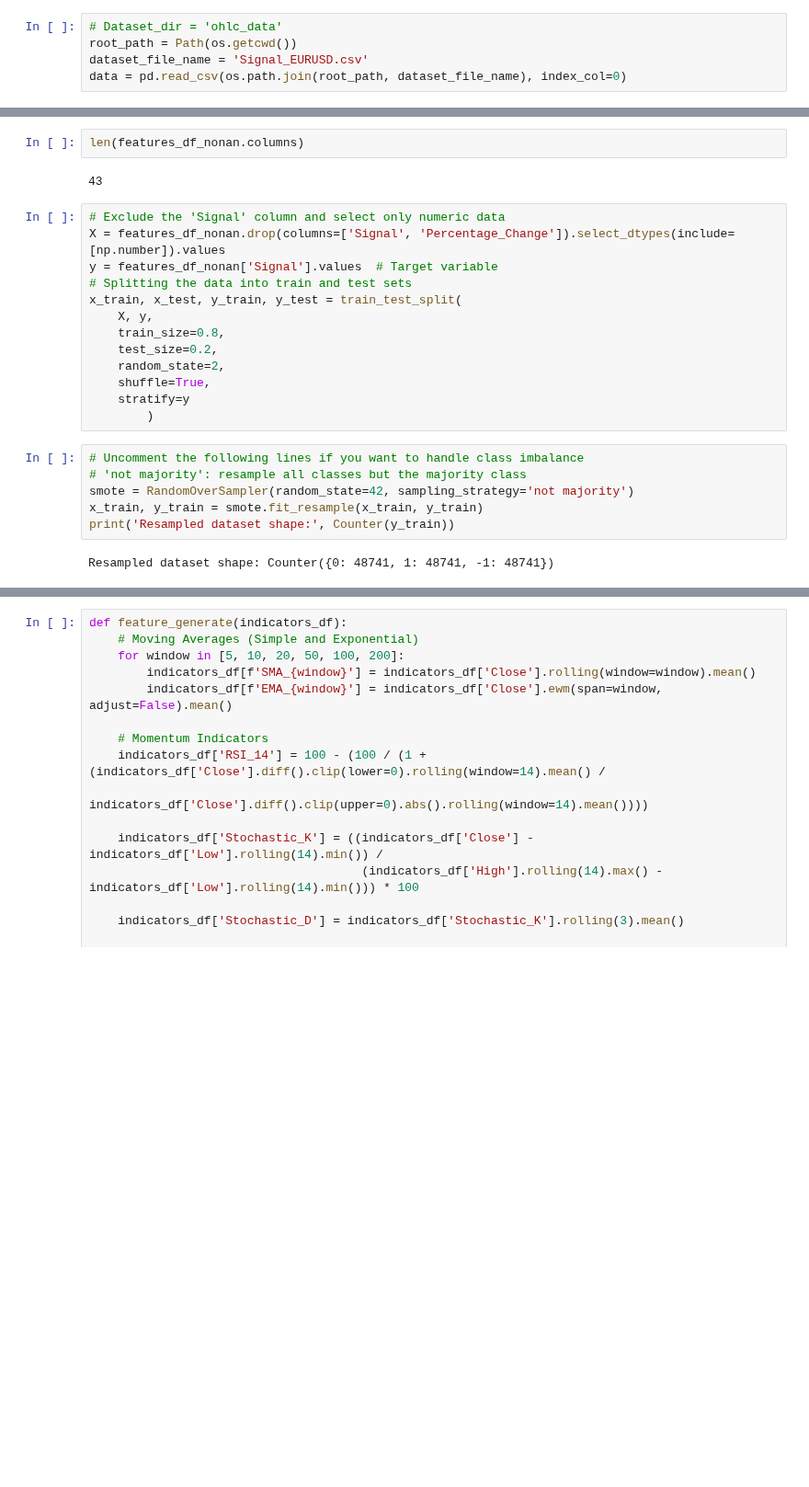
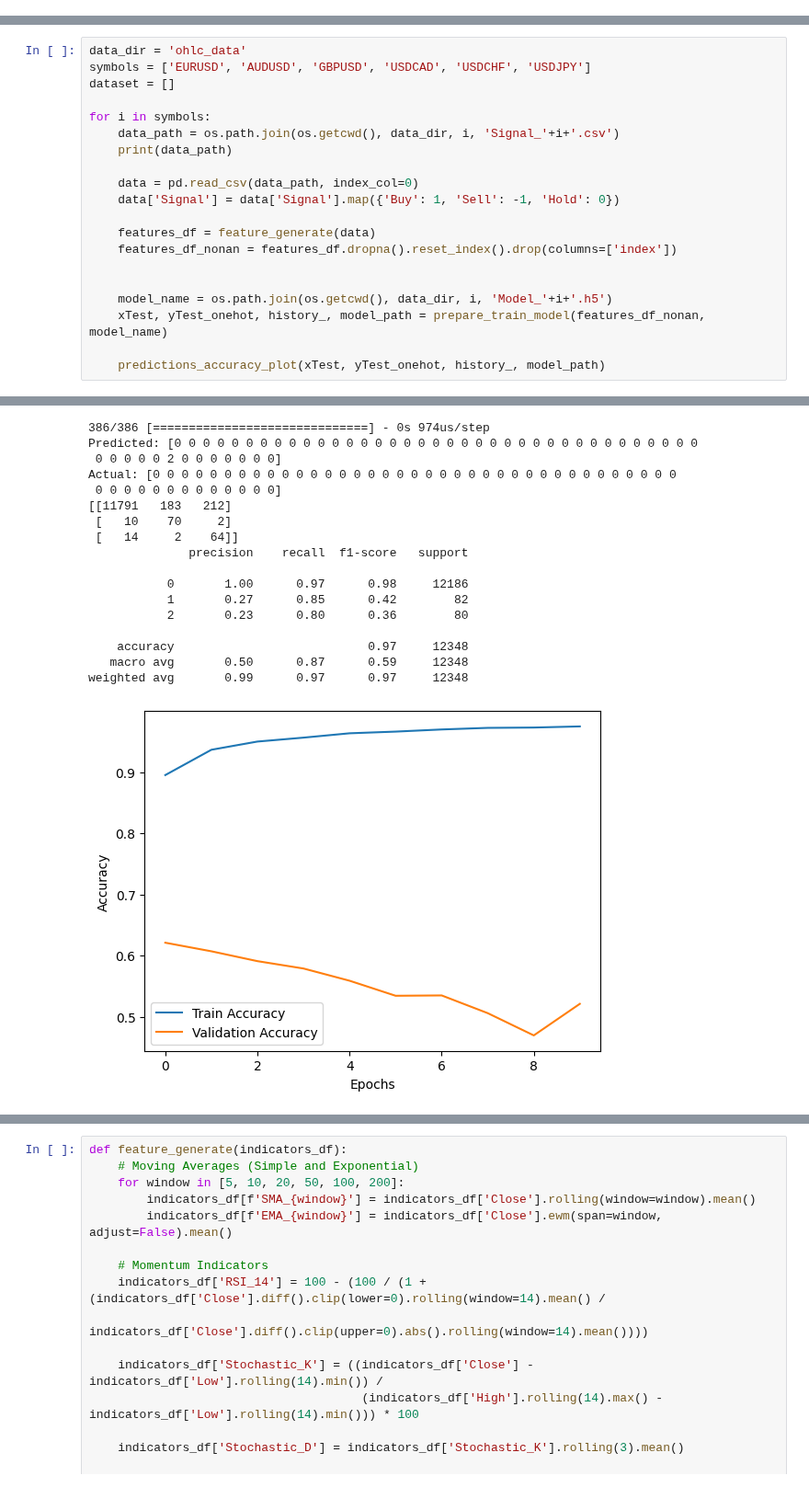
Before and after one commit to Iftekhar-mobin/Make_Money_with_Tensorflow_2.0, a Jupyter notebook: forexPredictor/CNN Training from the generated signal and predict BUY--SELL--HOLD.ipynb, the cells around one changed output, grey strips where cells are left out. Shown at 92% size. Cells and saved outputs as stored; diff of their text form; blank space fills up the shorter version.

```diff
--- a/forexPredictor/CNN Training from the generated signal and predict BUY--SELL--HOLD.ipynb
+++ b/forexPredictor/CNN Training from the generated signal and predict BUY--SELL--HOLD.ipynb
@@ -29,6 +30 @@ from tensorflow.keras.utils import to_categorical
 from sklearn.metrics import classification_report
-# %%
-# Dataset_dir = 'ohlc_data'
-root_path = Path(os.getcwd())
-dataset_file_name = 'Signal_EURUSD.csv'
-data = pd.read_csv(os.path.join(root_path, dataset_file_name), index_col=0)
@@ -110,25 +31,21 @@ features_df_nonan
-# %%
-len(features_df_nonan.columns)
-# %% [output]
-43
-# %%
-# Exclude the 'Signal' column and select only numeric data
-X = features_df_nonan.drop(columns=['Signal', 'Percentage_Change']).select_dtypes(include=[np.number]).values
-y = features_df_nonan['Signal'].values  # Target variable
-# Splitting the data into train and test sets
-x_train, x_test, y_train, y_test = train_test_split(
-    X, y,
-    train_size=0.8,
-    test_size=0.2,
-    random_state=2,
-    shuffle=True,
-    stratify=y
-        )
-# %%
-# Uncomment the following lines if you want to handle class imbalance
-# 'not majority': resample all classes but the majority class
-smote = RandomOverSampler(random_state=42, sampling_strategy='not majority')
-x_train, y_train = smote.fit_resample(x_train, y_train)
-print('Resampled dataset shape:', Counter(y_train))
-# %% [output]
-Resampled dataset shape: Counter({0: 48741, 1: 48741, -1: 48741})
+# %%
+data_dir = 'ohlc_data'
+symbols = ['EURUSD', 'AUDUSD', 'GBPUSD', 'USDCAD', 'USDCHF', 'USDJPY']
+dataset = []
+
+for i in symbols:
+    data_path = os.path.join(os.getcwd(), data_dir, i, 'Signal_'+i+'.csv')
+    print(data_path)
+
+    data = pd.read_csv(data_path, index_col=0)
+    data['Signal'] = data['Signal'].map({'Buy': 1, 'Sell': -1, 'Hold': 0})
+
+    features_df = feature_generate(data)
+    features_df_nonan = features_df.dropna().reset_index().drop(columns=['index'])
+
+
+    model_name = os.path.join(os.getcwd(), data_dir, i, 'Model_'+i+'.h5')
+    xTest, yTest_onehot, history_, model_path = prepare_train_model(features_df_nonan, model_name)
+
+    predictions_accuracy_plot(xTest, yTest_onehot, history_, model_path)
+# %% [output]
@@ -134,0 +69,18 @@ Resampled dataset shape: Counter({0: 48741, 1: 48741, -1: 48741})
+386/386 [==============================] - 0s 974us/step
+Predicted: [0 0 0 0 0 0 0 0 0 0 0 0 0 0 0 0 0 0 0 0 0 0 0 0 0 0 0 0 0 0 0 0 0 0 0 0 0
+ 0 0 0 0 0 2 0 0 0 0 0 0 0]
+Actual: [0 0 0 0 0 0 0 0 0 0 0 0 0 0 0 0 0 0 0 0 0 0 0 0 0 0 0 0 0 0 0 0 0 0 0 0 0
+ 0 0 0 0 0 0 0 0 0 0 0 0 0]
+[[11791   183   212]
+ [   10    70     2]
+ [   14     2    64]]
+              precision    recall  f1-score   support
+
+           0       1.00      0.97      0.98     12186
+           1       0.27      0.85      0.42        82
+           2       0.23      0.80      0.36        80
+
+    accuracy                           0.97     12348
+   macro avg       0.50      0.87      0.59     12348
+weighted avg       0.99      0.97      0.97     12348
+[figure, added]
```
Also changed, not shown: parts of 14 cells of this notebook, 15 other files.
